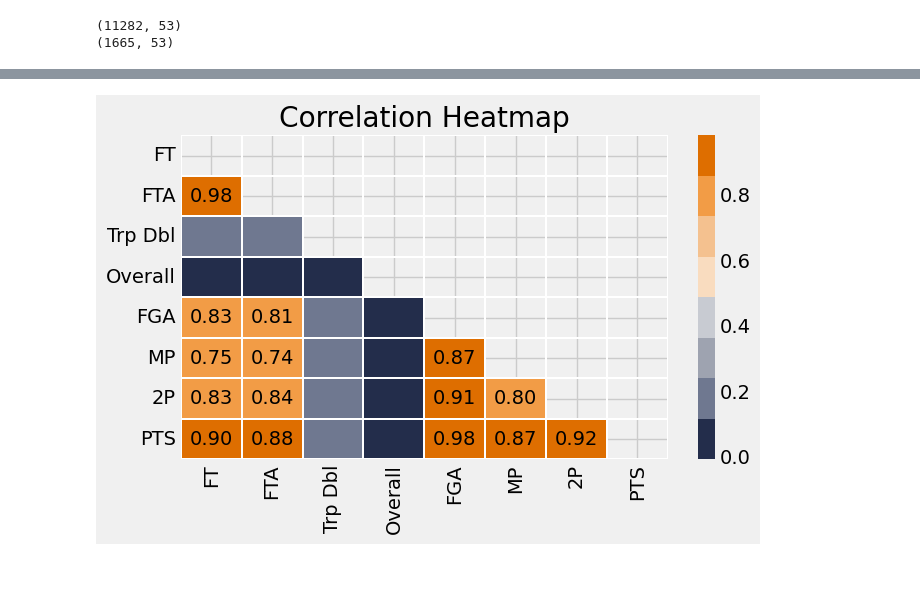
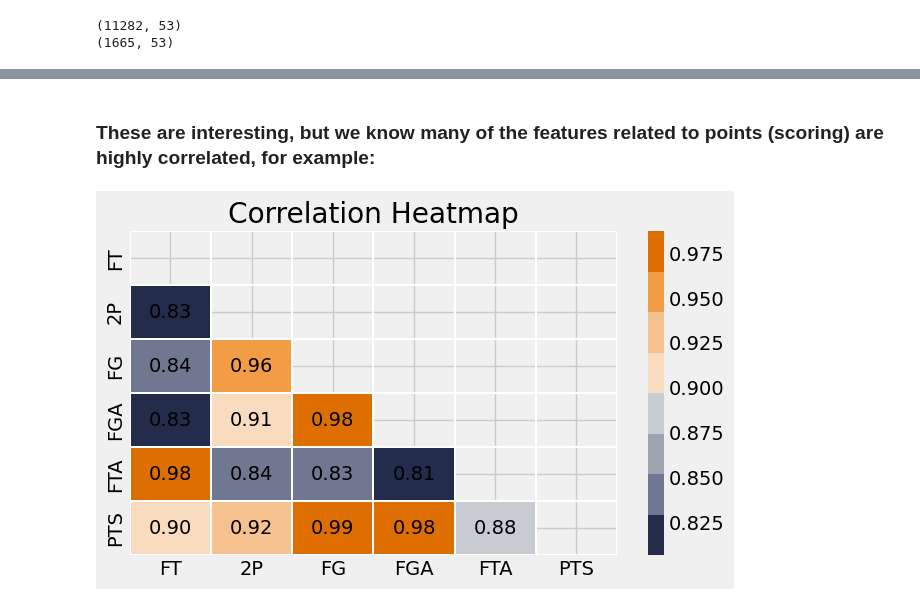
Before and after one commit to UVA-MLSys/Big-Data-Systems, a Jupyter notebook: Team 7/Jupyter Notebooks/FeatureSelection.ipynb, the cells around one changed output, grey strips where cells are left out. Saved outputs shown, nothing was run; the diff lists cells and outputs as text; code cells hidden in the pictures; blank space fills up the shorter version.

```diff
--- a/Team 7/Jupyter Notebooks/FeatureSelection.ipynb
+++ b/Team 7/Jupyter Notebooks/FeatureSelection.ipynb
@@ -143,7 +143,9 @@ Top 20 features:
+# %% [markdown]
+### These are interesting, but we know many of the features related to points (scoring) are highly correlated, for example:
 # %%
-ties = df[['FT', 'FTA', 'Trp Dbl', 'Overall', 'FGA', 'MP', '2P', 'PTS']]
+score_related = df[['FT', '2P', 'FG', 'FGA', 'FTA', 'PTS']]
 
-corr_matrix_ties = ties.corr()
-plot_corr_heatmap(corr_matrix_ties, ties)
+corr_matrix_ties = score_related.corr()
+plot_corr_heatmap(corr_matrix_ties, score_related)
 # %% [output]
-[figure, old version]
+[figure, new version]
```
Also changed, not shown: parts of 32 cells of this notebook, 2 other files.
